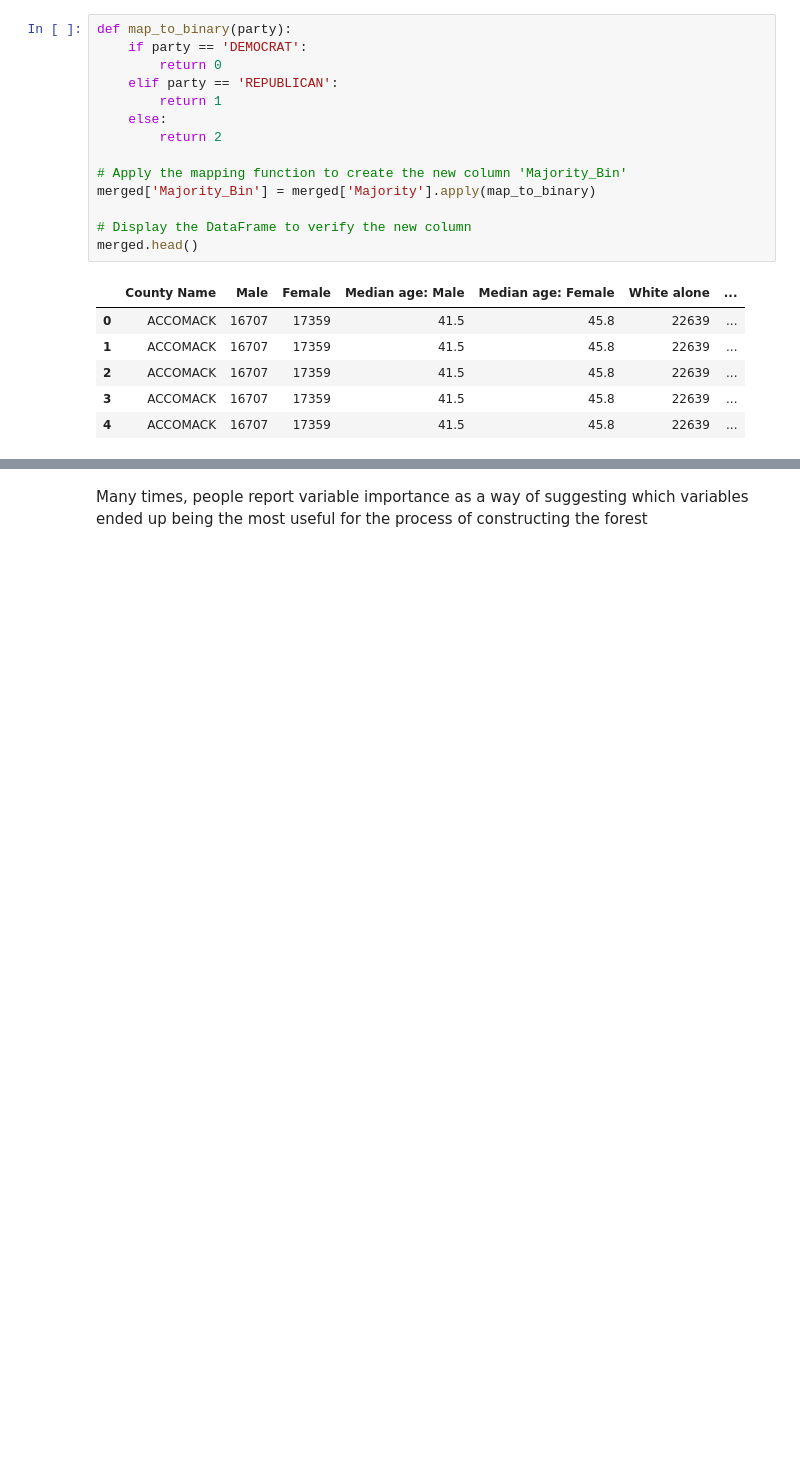
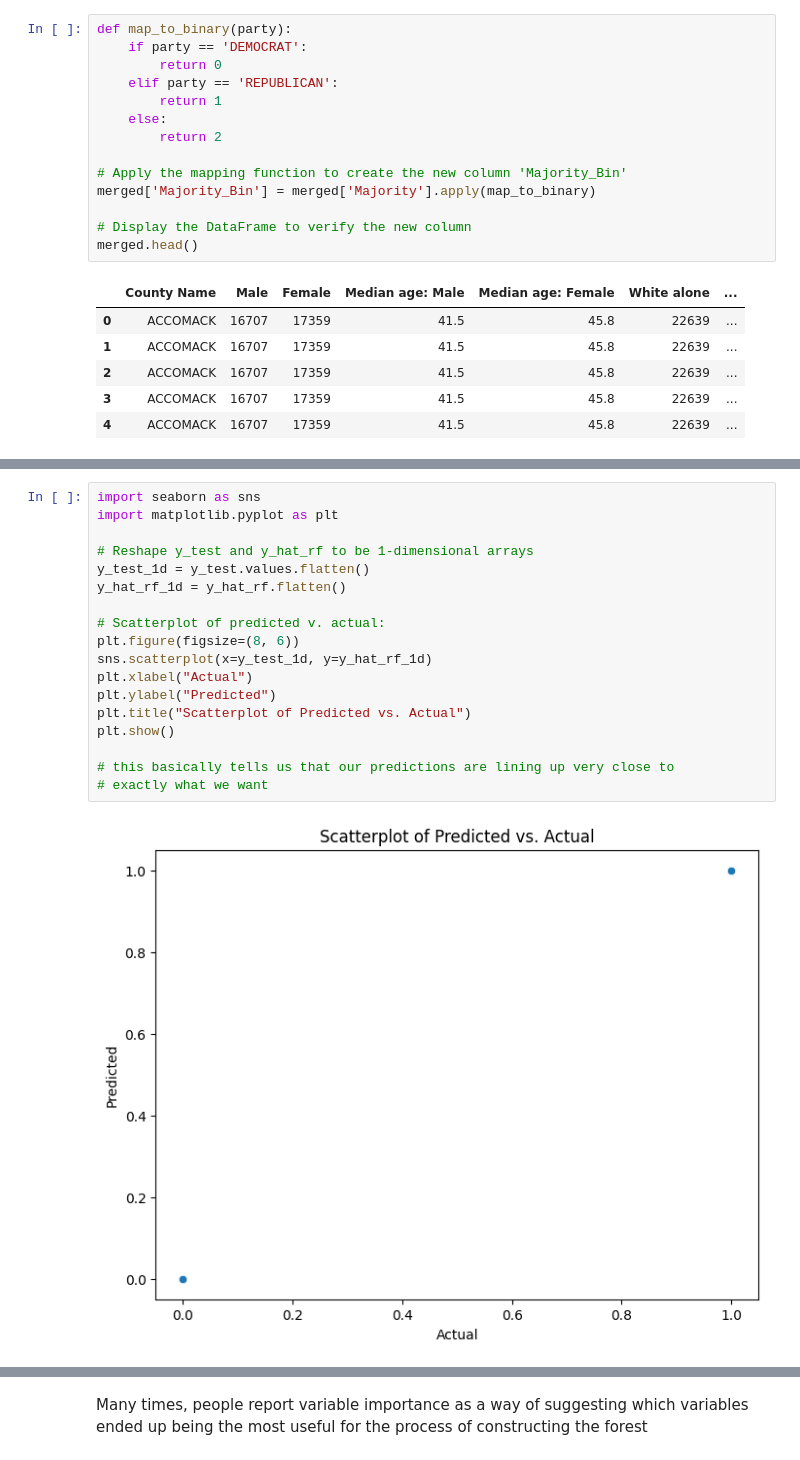
Before and after one commit to kirsten-fung/project_voting, a Jupyter notebook: voting_cleaning2.ipynb, the cells around one changed output, grey strips where cells are left out. Drawn from its saved outputs; the diff is of its cells as text; blank space fills up the shorter version.

```diff
--- a/voting_cleaning2.ipynb
+++ b/voting_cleaning2.ipynb
@@ -270,3 +352,23 @@ sns.scatterplot(x=y_test, y=y_hat_rf) # Predicted v Actual
+# %%
+import seaborn as sns
+import matplotlib.pyplot as plt
+
+# Reshape y_test and y_hat_rf to be 1-dimensional arrays
+y_test_1d = y_test.values.flatten()
+y_hat_rf_1d = y_hat_rf.flatten()
+
+# Scatterplot of predicted v. actual:
+plt.figure(figsize=(8, 6))
+sns.scatterplot(x=y_test_1d, y=y_hat_rf_1d)
+plt.xlabel("Actual")
+plt.ylabel("Predicted")
+plt.title("Scatterplot of Predicted vs. Actual")
+plt.show()
+
+# this basically tells us that our predictions are lining up very close to
+# exactly what we want
+# %% [output]
+[figure, added]
 # %%
 # Residual plot:
 residual = y_test - y_hat_rf
```
Also changed, not shown: parts of 12 cells of this notebook.
